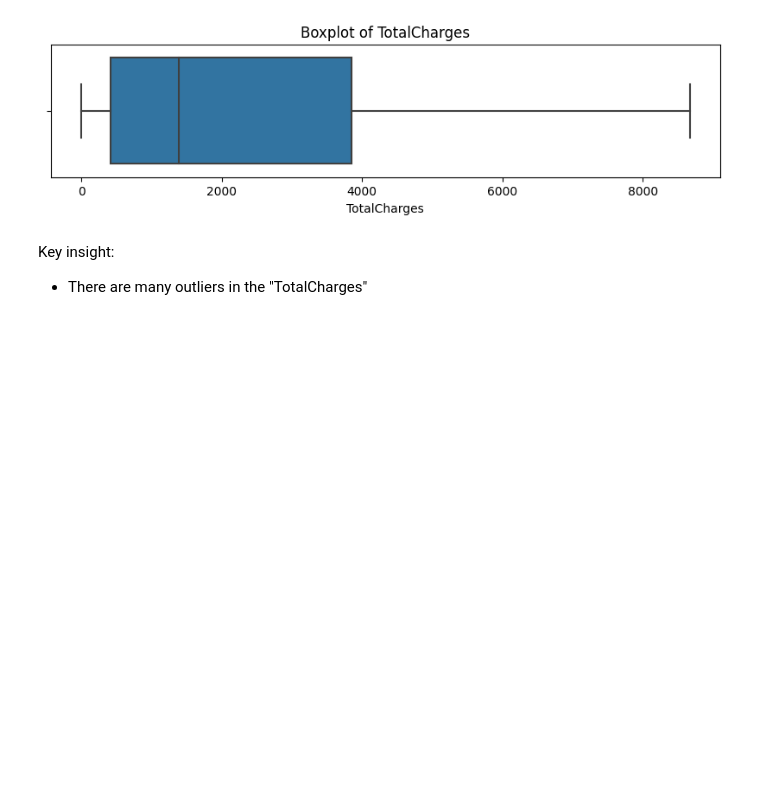
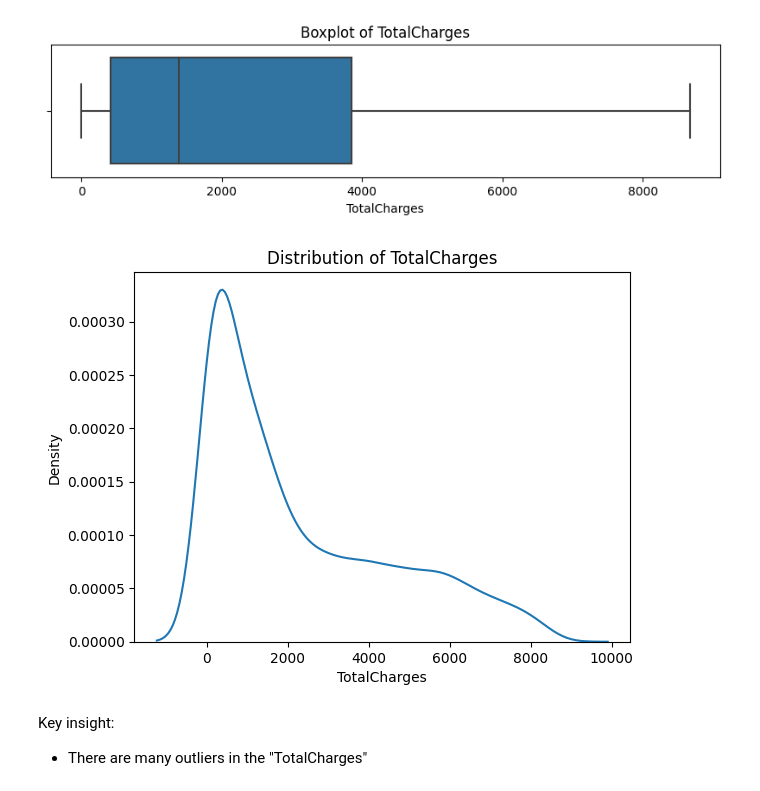
Before and after one commit to Kwamena-A-Yamoah/Customer-churn-analysis, a Jupyter notebook: Notebook/Customer_churn_analysis.ipynb, the cells around one changed output. Saved outputs shown, nothing was run; the diff lists cells and outputs as text; code cells hidden in the pictures; blank space fills up the shorter version.

```diff
--- a/Notebook/Customer_churn_analysis.ipynb
+++ b/Notebook/Customer_churn_analysis.ipynb
@@ -819,6 +819,13 @@ for column in numerical_cols:
 [figure]
 [figure]
 [figure]
+# %%
+sns.kdeplot(x="TotalCharges", data= train_df)
+
+plt.title("Distribution of TotalCharges")
+plt.show()
+# %% [output]
+[figure, added]
 # %% [markdown]
 Key insight:
 - There are many outliers in the "TotalCharges"
```
Also changed, not shown: parts of 13 cells of this notebook.
